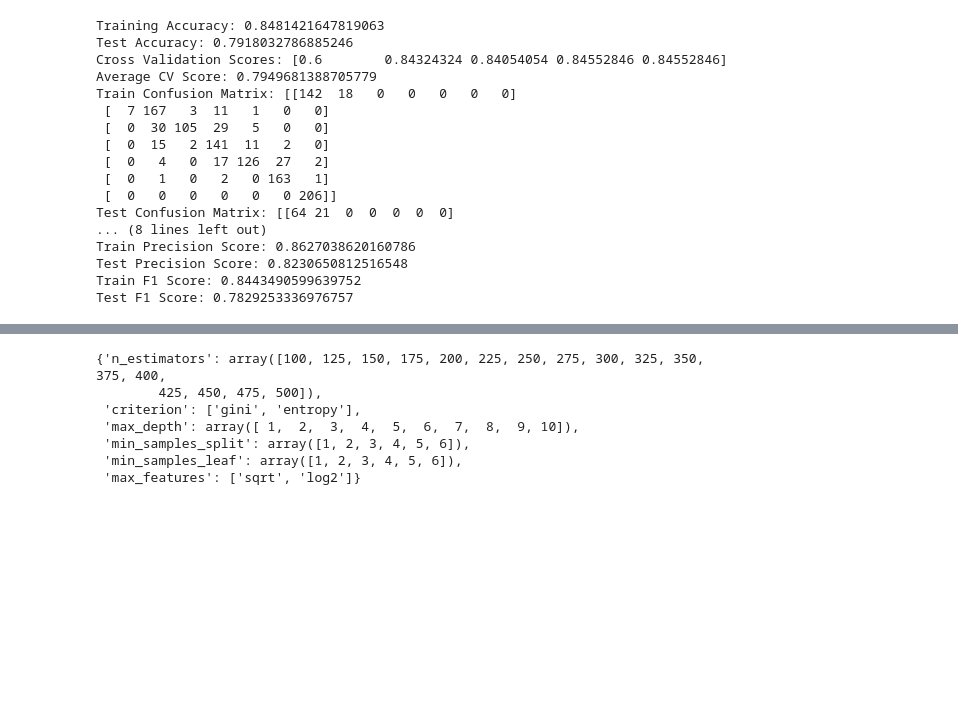
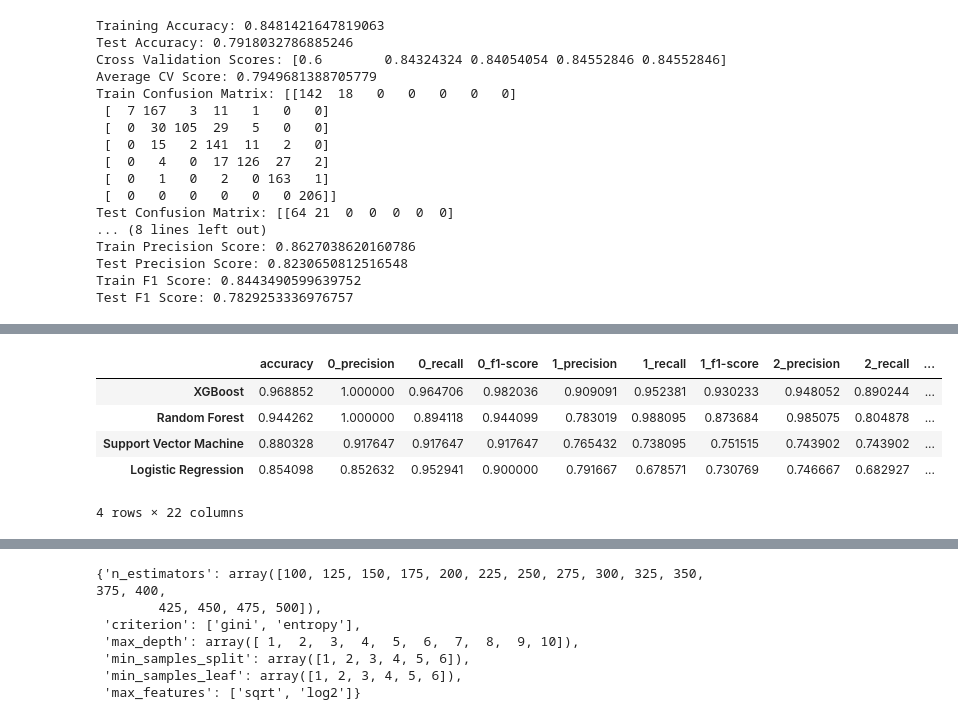
Before and after one commit to peter-louisx/obesity-prediction, a Jupyter notebook: backend/model/Machine_Learning.ipynb, the cells around one changed output, grey strips where cells are left out. Saved outputs shown, nothing was run; the diff lists cells and outputs as text; code cells hidden in the pictures; blank space fills up the shorter version.

Commit message:
# feat models selection

```diff
--- a/backend/model/Machine_Learning.ipynb
+++ b/backend/model/Machine_Learning.ipynb
@@ -621,0 +677,23 @@ Test F1 Score: 0.7829253336976757
+# %%
+# Comparison of Models
+import pandas as pd
+
+# Compile accuracy, precision, recall, f1-score for each model
+comparison = pd.DataFrame({
+    name: {
+        'accuracy': res['classification_report']['accuracy'],
+        **{f"{cls}_{metric}": res['classification_report'][cls][metric]
+            for cls in res['classification_report'] if cls not in ['accuracy','macro avg','weighted avg']
+            for metric in ['precision','recall','f1-score']}
+    }
+    for name, res in results.items()
+}).T
+
+comparison.sort_values(by='accuracy', ascending=False)
+# %% [output]
+|  | accuracy | 0_precision | 0_recall | 0_f1-score | 1_precision | 1_recall | 1_f1-score | 2_precision | 2_recall | ... |
+| XGBoost | 0.968852 | 1.000000 | 0.964706 | 0.982036 | 0.909091 | 0.952381 | 0.930233 | 0.948052 | 0.890244 | ... |
+| Random Forest | 0.944262 | 1.000000 | 0.894118 | 0.944099 | 0.783019 | 0.988095 | 0.873684 | 0.985075 | 0.804878 | ... |
+| Support Vector Machine | 0.880328 | 0.917647 | 0.917647 | 0.917647 | 0.765432 | 0.738095 | 0.751515 | 0.743902 | 0.743902 | ... |
+| Logistic Regression | 0.854098 | 0.852632 | 0.952941 | 0.900000 | 0.791667 | 0.678571 | 0.730769 | 0.746667 | 0.682927 | ... |
+4 rows × 22 columns
```
Also changed, not shown: parts of 12 cells of this notebook, 1 other file.
